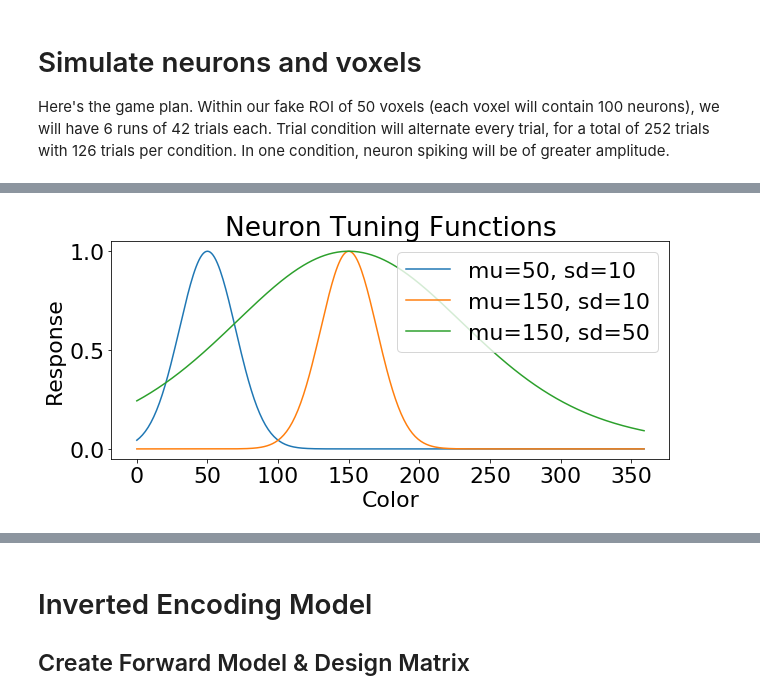
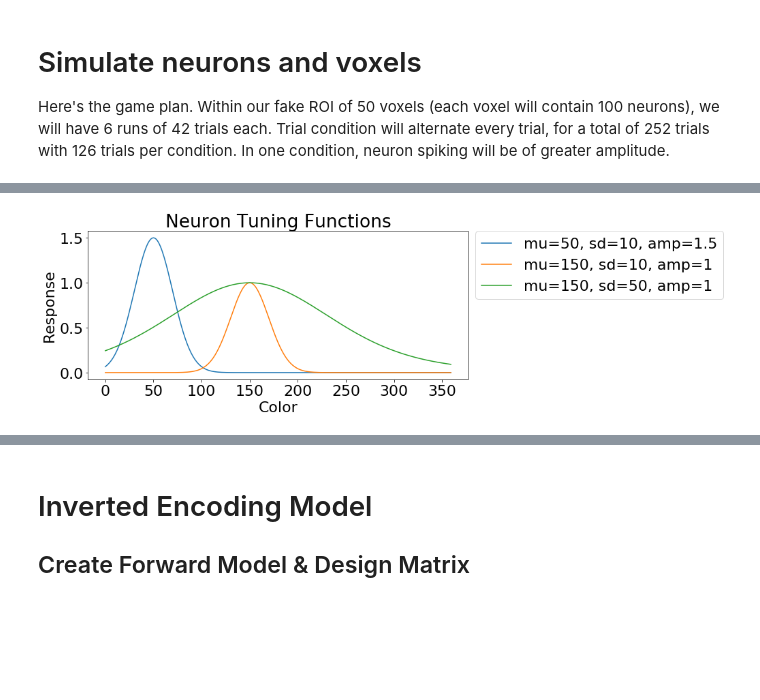
Before and after one commit to PaulScotti/iem_sim, a Jupyter notebook: iem_sim.ipynb, the cells around one changed output, grey strips where cells are left out. Drawn from its saved outputs; the diff is of its cells as text; code cells hidden in the pictures; blank space fills up the shorter version.

```diff
--- a/iem_sim.ipynb
+++ b/iem_sim.ipynb
@@ -74,6 +116,0 @@ def within180(x):
-# %%
-# cosd is a helper function that allows us to work with degrees (0-359) instead of radians
-cosd = lambda x : np.cos( np.deg2rad(x/2) )
-
-# make_vox: create voxel tuning function, following a von Mises distribution
-make_vox = lambda xx, mu, sd : np.exp( sd2k(np.deg2rad(sd) ) * (cosd(xx-mu)-1) )
@@ -80,12 +169,12 @@ make_vox = lambda xx, mu, sd : np.exp( sd2k(np.deg2rad(sd) ) * (cosd(xx-mu)-1) )
 # %%
 # demo of make_vox: 3 example neurons with different tuning functions
-plt.plot(make_vox(np.linspace(0,359,360),50,10),label="mu=50, sd=10")
-plt.plot(make_vox(np.linspace(0,359,360),150,10),label="mu=150, sd=10")
-plt.plot(make_vox(np.linspace(0,359,360),150,50),label="mu=150, sd=50")
+plt.plot(make_vox(np.linspace(0,359,360),50,10,1.5),label="mu=50, sd=10, amp=1.5")
+plt.plot(make_vox(np.linspace(0,359,360),150,10,1),label="mu=150, sd=10, amp=1")
+plt.plot(make_vox(np.linspace(0,359,360),150,50,1),label="mu=150, sd=50, amp=1")
 plt.xlabel('Color')
 plt.ylabel('Response')
-plt.legend()
+plt.legend(bbox_to_anchor=(1, 1.05))
 plt.title("Neuron Tuning Functions")
 plt.show()
 # %% [output]
-[figure, old version]
+[figure, new version]
```
Also changed, not shown: parts of 65 cells of this notebook, 1 other file.
